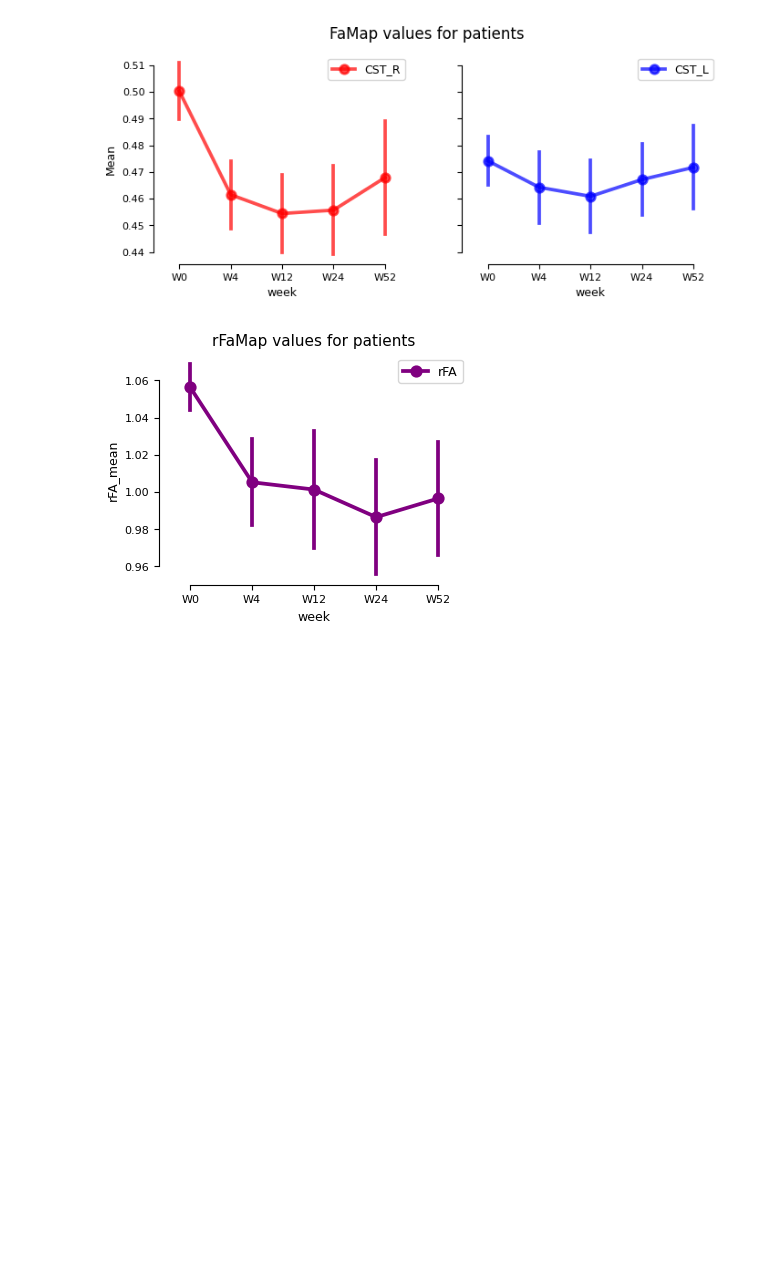
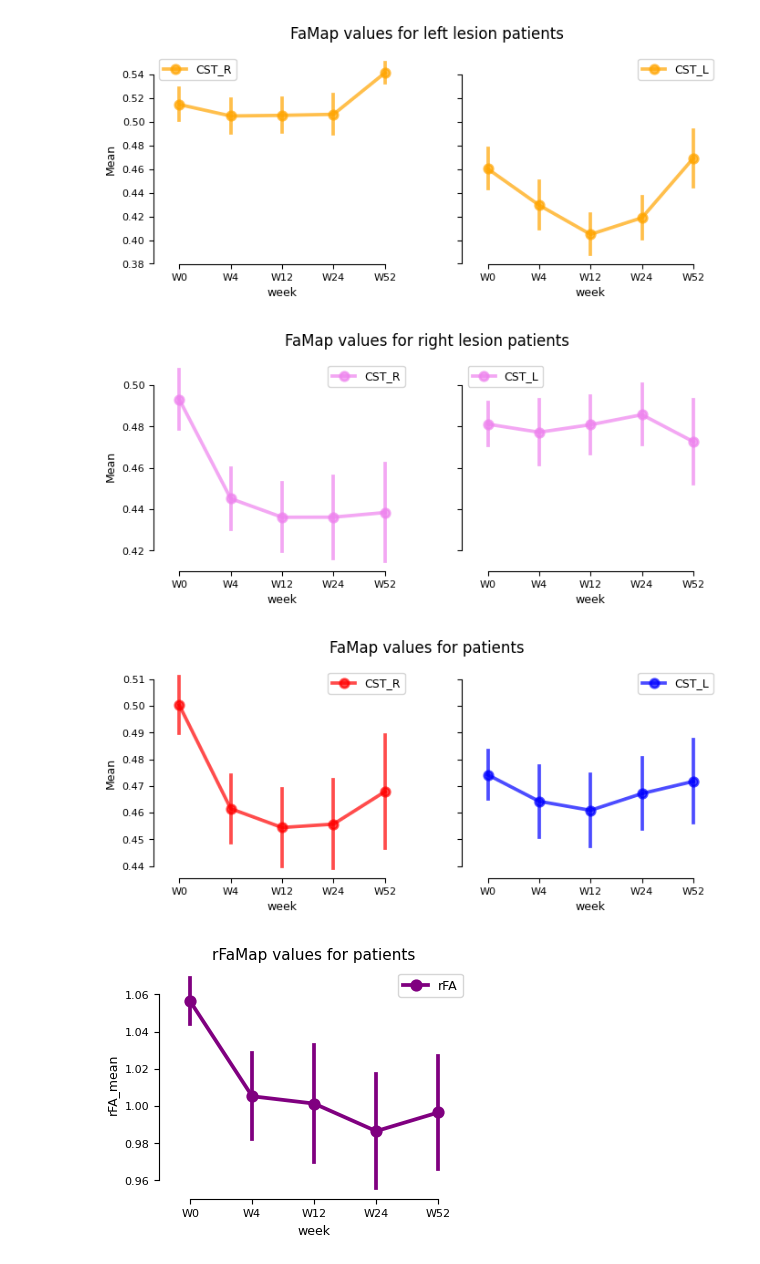
Before and after one commit to medhakp/smarts_cerebellum, a Jupyter notebook: notebooks/observed_DTI.ipynb, the cells around one changed output. Drawn from its saved outputs; the diff is of its cells as text; code cells hidden in the pictures; blank space fills up the shorter version.

Commit message:
left, right patients' obs values

```diff
--- a/notebooks/observed_DTI.ipynb
+++ b/notebooks/observed_DTI.ipynb
@@ -16,6 +16,38 @@ df = df[~df.subj_id.isin(controls)]
 region = ['CST']
 regions = [f'{region[0]}_R', f'{region[0]}_L']
 df = df[df.Object.isin(regions)]
+# %%
+p_df = pd.read_csv(os.path.join(gl.baseDir, 'participants.tsv'), sep = '\t')
+left_patients = p_df[p_df.LesionSide == 'left ']['subj_id'].unique()
+
+left_dti = df[df.subj_id.isin(left_patients)]
+
+fig, axs = plt.subplots(1, 2, figsize = (8,3), constrained_layout = False, sharey = True, sharex = True)
+sns.pointplot(x = 'week', y = 'Mean', data = left_dti[left_dti['Object'] == regions[0]], alpha = .7, label = regions[0], color = 'orange', estimator = 'mean', ax = axs[0], errorbar = 'se')
+sns.pointplot(x = 'week', y = 'Mean', data = left_dti[left_dti['Object'] == regions[1]], alpha = .7, label = regions[1], color = 'orange', estimator = 'mean', ax = axs[1], errorbar = 'se')
+
+
+plt.suptitle(f"{metric} values for left lesion patients")
+plt.legend()
+sns.despine(trim = True)
+plt.show()
+
+right_patients = p_df[p_df.LesionSide == 'left ']['subj_id'].unique()
+
+right_dti = df[~df.subj_id.isin(right_patients)]
+
+fig, axs = plt.subplots(1, 2, figsize = (8,3), constrained_layout = False, sharey = True, sharex = True)
+sns.pointplot(x = 'week', y = 'Mean', data = right_dti[right_dti['Object'] == regions[0]], alpha = .7, label = regions[0], color = 'violet', estimator = 'mean', ax = axs[0], errorbar = 'se')
+sns.pointplot(x = 'week', y = 'Mean', data = right_dti[right_dti['Object'] == regions[1]], alpha = .7, label = regions[1], color = 'violet', estimator = 'mean', ax = axs[1], errorbar = 'se')
+
+
+plt.suptitle(f"{metric} values for right lesion patients")
+plt.legend()
+sns.despine(trim = True)
+plt.show()
+# %% [output]
+[figure, added]
+[figure, added]
 # %%
 fig, axs = plt.subplots(1, 2, figsize = (8,3), constrained_layout = False, sharey = True, sharex = True)
 sns.pointplot(x = 'week', y = 'Mean', data = df[df['Object'] == regions[0]], alpha = .7, label = regions[0], color = 'r', estimator = 'mean', ax = axs[0], errorbar = 'se')
```
